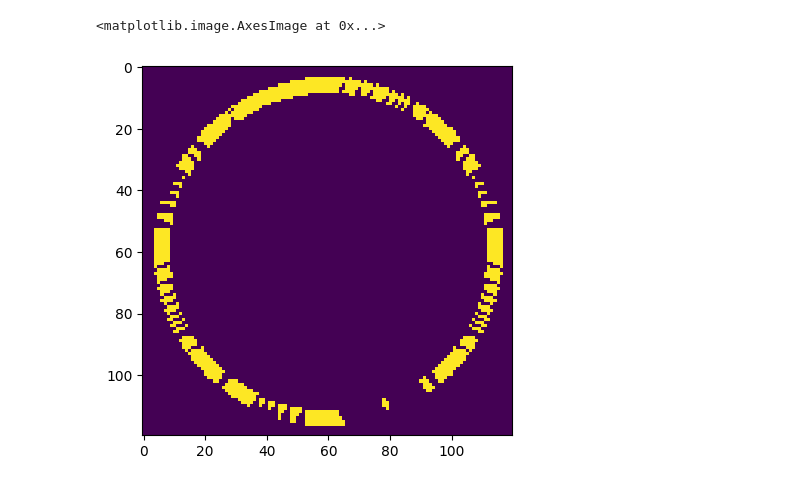
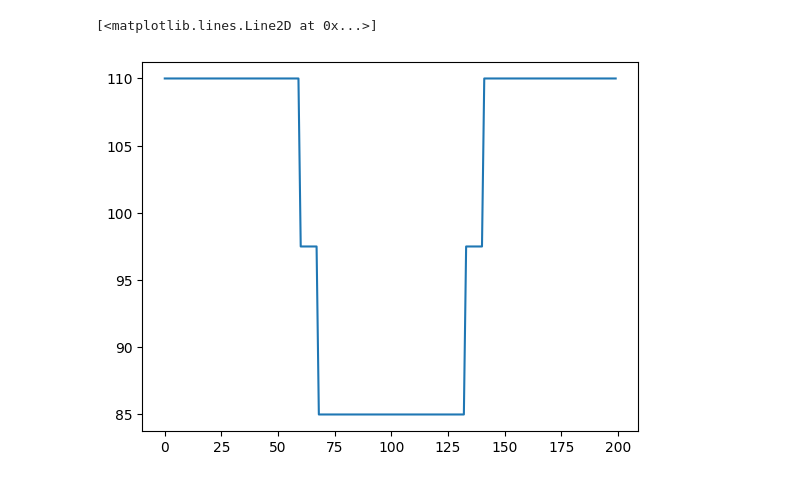
Before and after one commit to sadevans/sem_simulator, a Jupyter notebook: test_bezier/test_bezier.ipynb, the cells around one changed output. Drawn from its saved outputs; the diff is of its cells as text; code cells hidden in the pictures.

Commit message:
make some changes and add test simulation in ./simulate folder

```diff
--- a/test_bezier/test_bezier.ipynb
+++ b/test_bezier/test_bezier.ipynb
@@ -545,0 +29,4 @@ circle2 = img_circles.copy()
+# %%
+circle2 = simulate_circle(w=5)
+
+cv2.imwrite('circle.png', np.clip(circle2, 0, 255))
@@ -638,8 +172,11 @@ True
-# %%
-ext, int, circle2 = detect_contours(circle)
-width_img_circle  = transform(circle, ext, int)
-
-plt.imshow(width_img_circle)
-# %% [output]
-<matplotlib.image.AxesImage at 0x...>
-[figure, removed]
+# %%
+patch = circle2[60:61, :]
+
+patch[patch == 0] = 110
+patch[patch==255] = 85
+patch[patch==128] = (110+85)/2
+
+plt.plot(np.arange(0, patch.shape[1]), patch[0])
+# %% [output]
+[<matplotlib.lines.Line2D at 0x...>]
+[figure, added]
```
Also changed, not shown: parts of 47 cells of this notebook, 13 other files.
